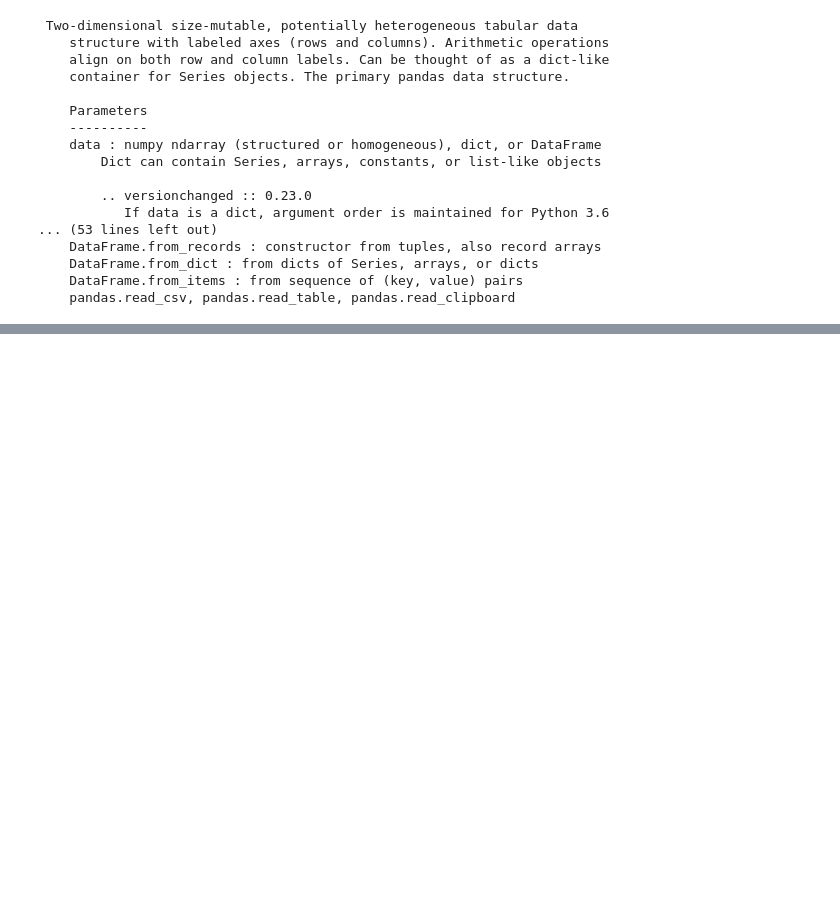
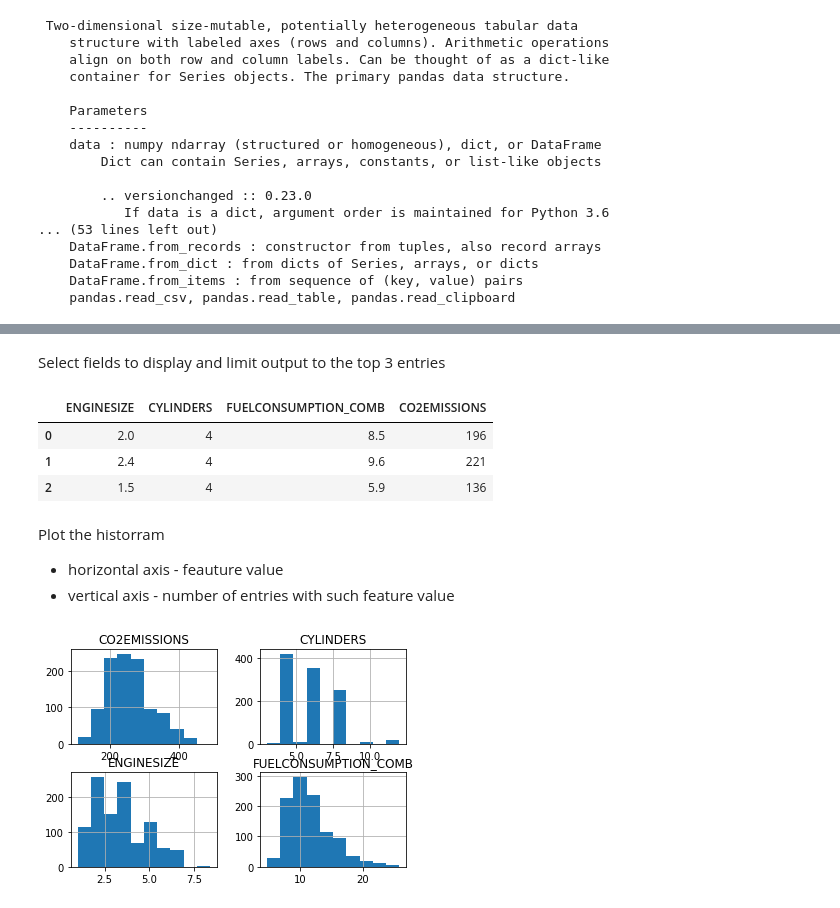
Before and after one commit to ariahendrawan713/Machine-Learning-with-Python-A-Practical-Introduction, a Jupyter notebook: Lab 1 - Simple Linear Regression.ipynb, the cells around one changed output, grey strips where cells are left out. Saved outputs shown, nothing was run; the diff lists cells and outputs as text; code cells hidden in the pictures; blank space fills up the shorter version.

```diff
--- a/Lab 1 - Simple Linear Regression.ipynb
+++ b/Lab 1 - Simple Linear Regression.ipynb
@@ -46,0 +63,14 @@ print(df.__doc__)
+# %% [markdown]
+Select fields to display and limit output to the top 3 entries
+# %%
+cdf = df[['ENGINESIZE','CYLINDERS','FUELCONSUMPTION_COMB','CO2EMISSIONS']]
+cdf.head(3)
+# %% [output]
+|  | ENGINESIZE | CYLINDERS | FUELCONSUMPTION_COMB | CO2EMISSIONS |
+| 0 | 2.0 | 4 | 8.5 | 196 |
+| 1 | 2.4 | 4 | 9.6 | 221 |
+| 2 | 1.5 | 4 | 5.9 | 136 |
+# %% [markdown]
+Plot the historram
+* horizontal axis - feauture value
+* vertical axis - number of entries with such feature value
@@ -46,0 +79,6 @@ print(df.__doc__)
+# %%
+viz = cdf[['CYLINDERS','ENGINESIZE','CO2EMISSIONS','FUELCONSUMPTION_COMB']]
+viz.hist()
+plt.show()
+# %% [output]
+[figure, added]
```
Also changed, not shown: parts of 18 cells of this notebook.
